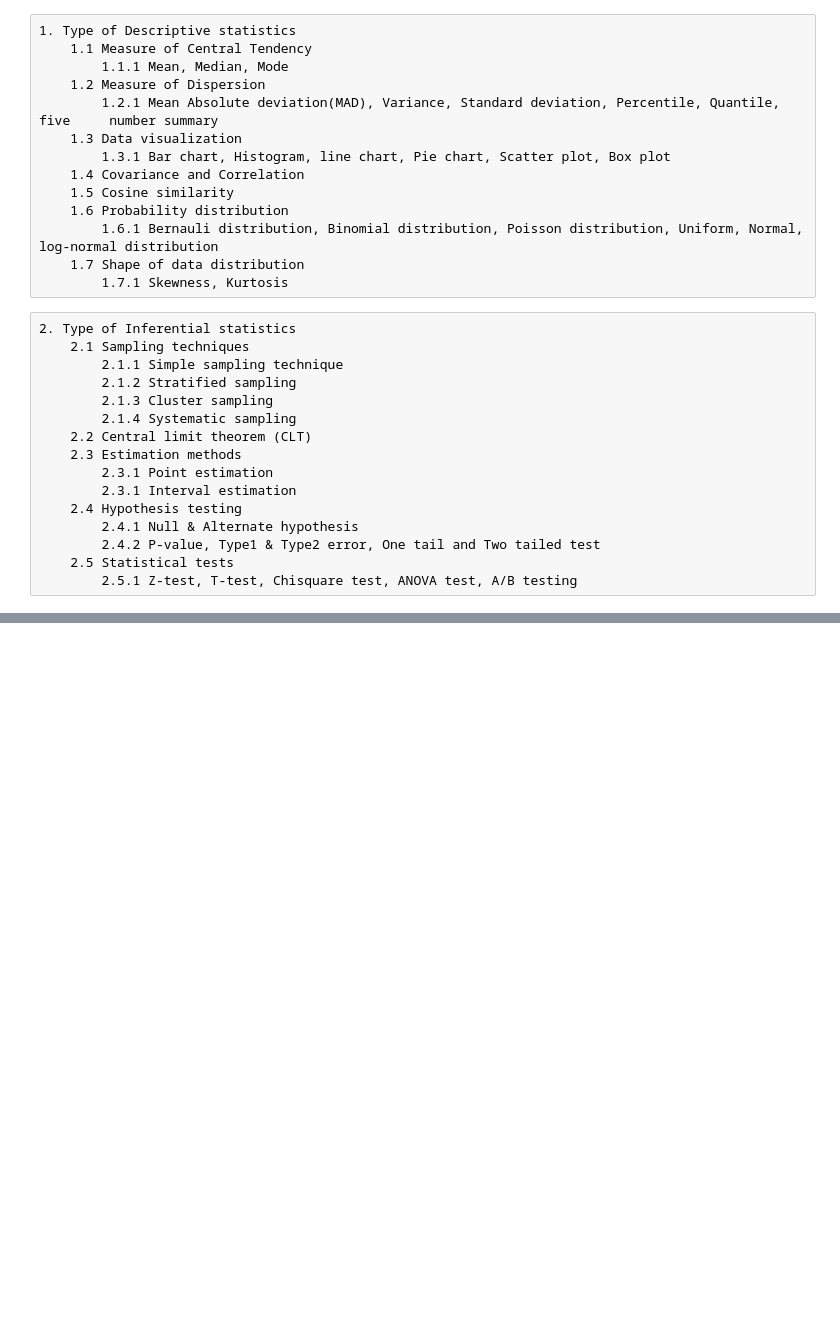
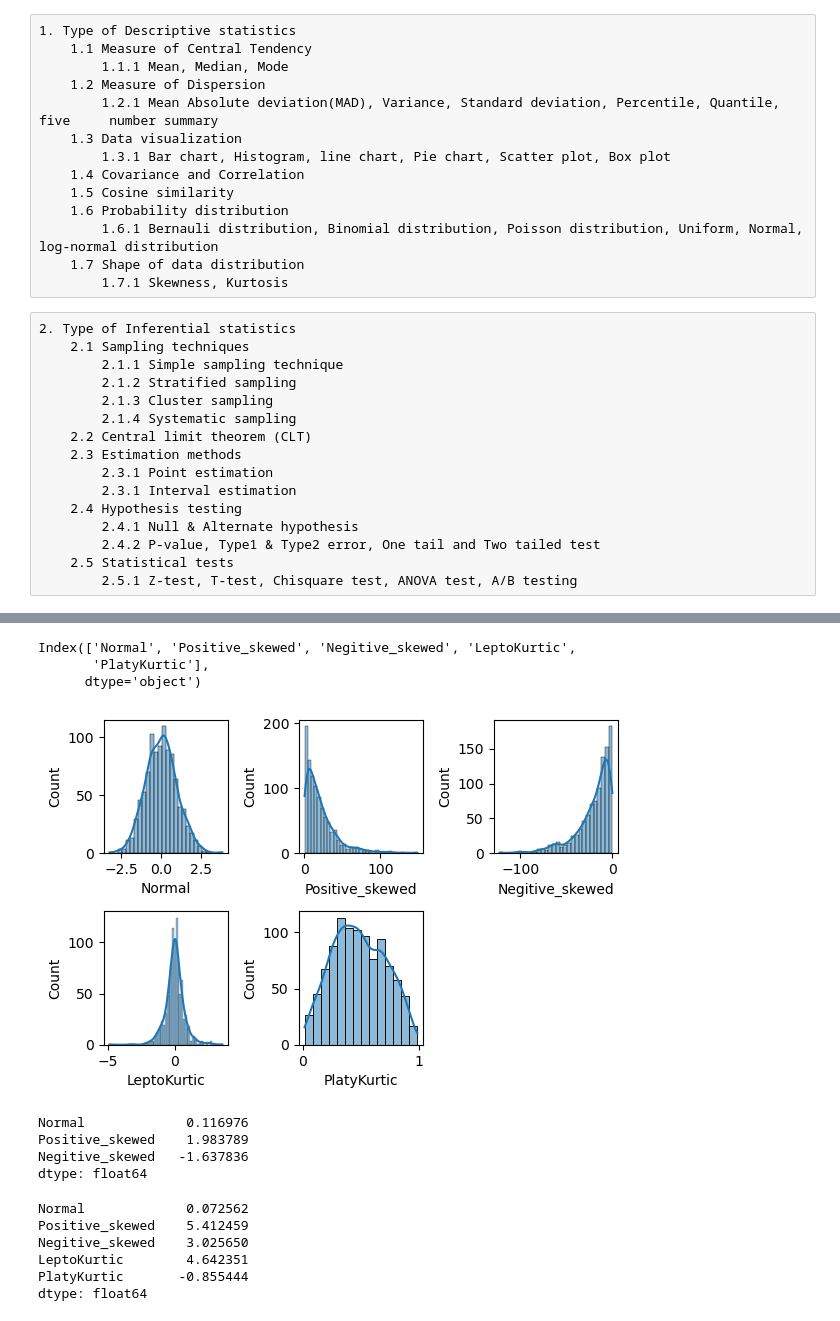
Before and after one commit to puneet-cs/DA22_DataAnalytics, a Jupyter notebook: DA22_Statistics.ipynb, the cells around one changed output, grey strips where cells are left out. Saved outputs shown, nothing was run; the diff lists cells and outputs as text; code cells hidden in the pictures; blank space fills up the shorter version.

```diff
--- a/DA22_Statistics.ipynb
+++ b/DA22_Statistics.ipynb
@@ -219,0 +258,16 @@ print(np.linalg.inv(A))
+# %%
+import numpy as np
+
+# Mean Absolute deviation (MAD)
+
+Reelcount = [50, 10, 15, 20, 50, 10, 10, 11]
+
+mean = np.mean(Reelcount)
+
+int_result = []
+
+for i in Reelcount:
+    int_result.append((np.abs(i - mean)))
+
+MAD = (1/len(Reelcount)) * np.sum(int_result)
+print(MAD)
@@ -219,0 +466,41 @@ print(np.linalg.inv(A))
+# %%
+np.random.seed(42)
+data = {
+    'Normal' : np.random.normal(loc = 0, scale = 1, size = 1000),
+    'Positive_skewed' : np.random.exponential(scale = 20, size = 1000),
+    'Negitive_skewed' : -np.random.exponential(scale = 20, size = 1000),
+    'LeptoKurtic' : np.random.laplace(loc = 0, scale = 0.5, size = 1000),
+    'PlatyKurtic' : np.random.beta(a = 2, b = 2, size = 1000)
+}
+df = pd.DataFrame(data)
+# %%
+df.columns
+# %% [output]
+Index(['Normal', 'Positive_skewed', 'Negitive_skewed', 'LeptoKurtic',
+       'PlatyKurtic'],
+      dtype='object')
+# %%
+plt.figure(figsize = (6,4))
+for i, col in enumerate(df.columns):
+    plt.subplot(2,3, i+1)
+    sns.histplot(df[col], kde = True)
+
+plt.tight_layout()
+# %% [output]
+[figure, added]
+# %%
+df.skew()
+# %% [output]
+Normal             0.116976
+Positive_skewed    1.983789
+Negitive_skewed   -1.637836
+dtype: float64
+# %%
+df.kurtosis()
+# %% [output]
+Normal             0.072562
+Positive_skewed    5.412459
+Negitive_skewed    3.025650
+LeptoKurtic        4.642351
+PlatyKurtic       -0.855444
+dtype: float64
```
Also changed, not shown: parts of 76 cells of this notebook.
